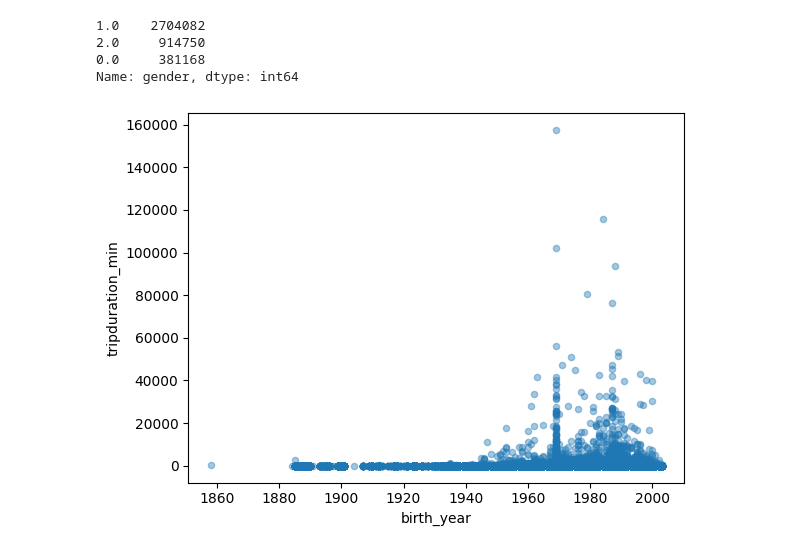
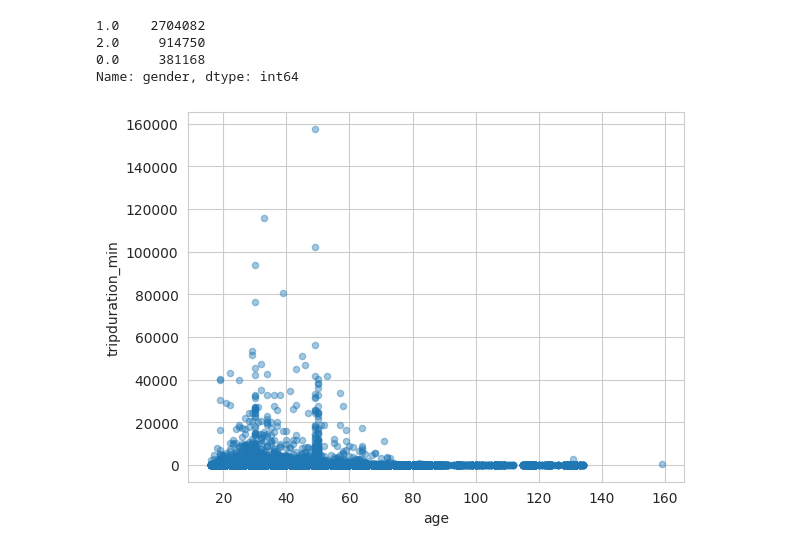
Before and after one commit to luiz-phy/Projeto-Citi-Bike, a Jupyter notebook: Projeto_Citi_Bike.ipynb, the cells around one changed output. Drawn from its saved outputs; the diff is of its cells as text; code cells hidden in the pictures.

```diff
--- a/Projeto_Citi_Bike.ipynb
+++ b/Projeto_Citi_Bike.ipynb
@@ -109,0 +119,2 @@ Name: birth_year, Length: 4000000, dtype: float64
+# %%
+df['weekday'] = df['starttime'].dt.day_name()   # Cria uma coluna weekday
@@ -109,0 +148,11 @@ Name: birth_year, Length: 4000000, dtype: float64
+# %%
+# Criando o gráfico de barras e verificando dia com maior frequencia
+
+plt.figure(figsize=(8, 6))
+sns.set_style("whitegrid")
+sns.barplot(x=uso_semanal.index, y=uso_semanal.values, color='blue')
+plt.xlabel('Week days', fontsize=12)
+plt.ylabel('Frequency', fontsize=12)
+plt.title('Bicycle Usage/week Day', weight='bold')
+plt.xticks(rotation=45)
+plt.show()
@@ -109,0 +173,7 @@ Name: birth_year, Length: 4000000, dtype: float64
+# %%
+# Criando nova coluna das rotas baseadas nos ID's das estações
+df['Routes'] = df['start_station_name'] + ' - \n ' + df['end_station_name']
+
+popular_routes = df.groupby('Routes').size().reset_index(name='Frequency')   # agrupa dados por rotas e cria coluna com frequencias
+
+popular_routes = popular_routes.sort_values(by='Frequency', ascending=False)    # Organizando valores de maneira Decrescente
@@ -134,3 +264,3 @@ gender                          0
 dtype: int64
 # %%
-df = df.dropna(how='all', inplace=False)  # Remove linhas onde não há nenhuma informação
+# df = df.dropna( inplace=False)  # Remove linhas onde não há nenhuma informação
@@ -182,9 +279,9 @@ birth_y = np.array([sorted(df['birth_year'].unique())])
 # %%
-df.plot(kind="scatter", y="tripduration_min", x="birth_year",
+df.plot(kind="scatter", y="tripduration_min", x="age",
  alpha=0.4)
 plt.show()
 # %% [output]
-[figure, old version]
+[figure, new version]
 # %%
 df.loc[df['start_station_name']=="Hs Don't Use"].head(10)
 # %% [output]
```
Also changed, not shown: parts of 25 cells of this notebook.
